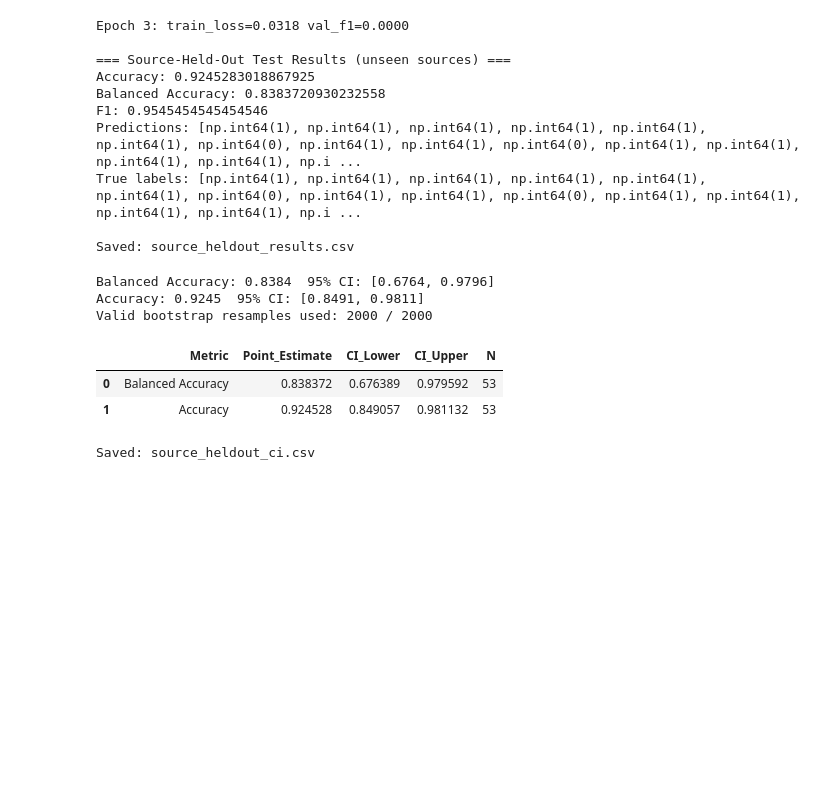
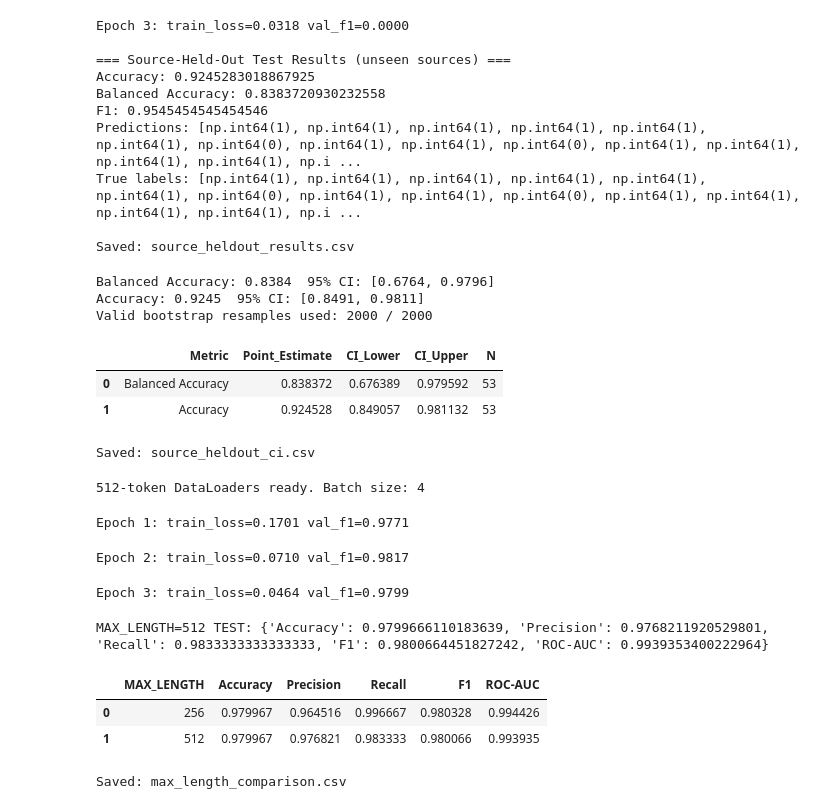
Before and after one commit to jaimulhaque/banglafake-detection, a Jupyter notebook: notebooks/05_ablation_interpretability.ipynb, the cells around one changed output. Saved outputs shown, nothing was run; the diff lists cells and outputs as text; code cells hidden in the pictures; blank space fills up the shorter version.

Commit message:
Update training notebook

```diff
--- a/notebooks/05_ablation_interpretability.ipynb
+++ b/notebooks/05_ablation_interpretability.ipynb
@@ -945,3 +945,66 @@ Valid bootstrap resamples used: 2000 / 2000
 | 0 | Balanced Accuracy | 0.838372 | 0.676389 | 0.979592 | 53 |
 | 1 | Accuracy | 0.924528 | 0.849057 | 0.981132 | 53 |
 Saved: source_heldout_ci.csv
+# %%
+# ============================================================
+# Notebook: 05_ablation_interpretability.ipynb
+# Cell 18: MAX_LENGTH 256 vs 512 Comparison — BanglaBERT-only
+# Purpose: Quantify how sequence length affects performance,
+#          directly addressing the 43.91% truncation rate found
+#          in Notebook 3
+# ============================================================
+
+MAX_LENGTH_512 = 512
+
+train_dataset_512 = BanglaFakeNewsDataset(train_df, tokenizer, MAX_LENGTH_512)
+val_dataset_512   = BanglaFakeNewsDataset(val_df, tokenizer, MAX_LENGTH_512)
+test_dataset_512  = BanglaFakeNewsDataset(test_df, tokenizer, MAX_LENGTH_512)
+
+# Smaller batch size for 512 tokens to fit RTX 3050 8GB
+BATCH_SIZE_512 = 4
+
+train_loader_512 = DataLoader(train_dataset_512, batch_size=BATCH_SIZE_512, shuffle=True, pin_memory=True)
+val_loader_512   = DataLoader(val_dataset_512, batch_size=BATCH_SIZE_512, shuffle=False, pin_memory=True)
+test_loader_512  = DataLoader(test_dataset_512, batch_size=BATCH_SIZE_512, shuffle=False, pin_memory=True)
+
+print("512-token DataLoaders ready. Batch size:", BATCH_SIZE_512)
+
+set_seed(42)
+model_512 = BanglaBERTOnly(MODEL_NAME).to(device)
+optimizer_512 = AdamW(model_512.parameters(), lr=2e-5, weight_decay=0.01)
+best_val_f1_512, best_state_512 = -1, None
+
+for epoch in range(NUM_EPOCHS):
+    train_loss = train_one_epoch(model_512, train_loader_512, optimizer_512, device)
+    val_metrics = eval_split(model_512, val_loader_512, device)
+    print(f"Epoch {epoch+1}: train_loss={train_loss:.4f} val_f1={val_metrics['F1']:.4f}")
+    if val_metrics['F1'] > best_val_f1_512:
+        best_val_f1_512 = val_metrics['F1']
+        best_state_512 = {k: v.cpu().clone() for k, v in model_512.state_dict().items()}
+
+model_512.load_state_dict(best_state_512)
+test_metrics_512 = eval_split(model_512, test_loader_512, device)
+print("\nMAX_LENGTH=512 TEST:", test_metrics_512)
+
+torch.save(best_state_512, os.path.join(MODELS_DIR, "banglabert_only_len512.pt"))
+
+length_comparison = pd.DataFrame([
+    {"MAX_LENGTH": 256, **ablation_results["BanglaBERT-only"]},
+    {"MAX_LENGTH": 512, **test_metrics_512}
+])
+display(length_comparison)
+length_comparison.to_csv(os.path.join(REPORTS_DIR, "max_length_comparison.csv"), index=False)
+print("\nSaved: max_length_comparison.csv")
+
+del model_512, optimizer_512
+torch.cuda.empty_cache()
+# %% [output]
+512-token DataLoaders ready. Batch size: 4
+Epoch 1: train_loss=0.1701 val_f1=0.9771
+Epoch 2: train_loss=0.0710 val_f1=0.9817
+Epoch 3: train_loss=0.0464 val_f1=0.9799
+MAX_LENGTH=512 TEST: {'Accuracy': 0.9799666110183639, 'Precision': 0.9768211920529801, 'Recall': 0.9833333333333333, 'F1': 0.9800664451827242, 'ROC-AUC': 0.9939353400222964}
+|  | MAX_LENGTH | Accuracy | Precision | Recall | F1 | ROC-AUC |
+| 0 | 256 | 0.979967 | 0.964516 | 0.996667 | 0.980328 | 0.994426 |
+| 1 | 512 | 0.979967 | 0.976821 | 0.983333 | 0.980066 | 0.993935 |
+Saved: max_length_comparison.csv
```
Also changed, not shown: 3 other files.
